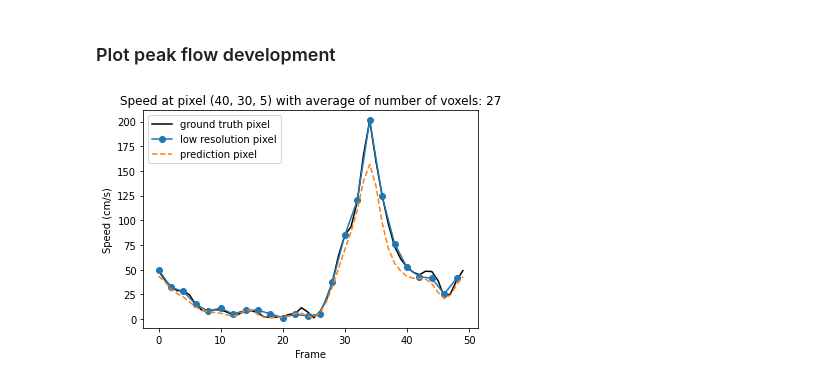
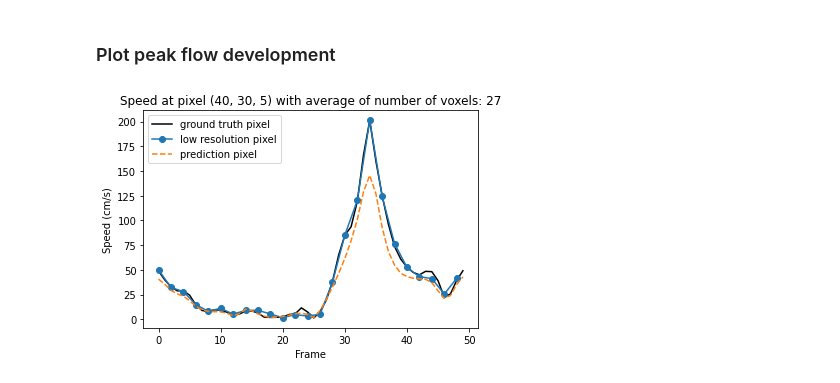
Before and after one commit to PiaaCaa/4DFlowNet, a Jupyter notebook: src/evaluate_plots.ipynb, the cells around one changed output. Cells and saved outputs as stored; diff of their text form; code cells hidden in the pictures.

```diff
--- a/src/evaluate_plots.ipynb
+++ b/src/evaluate_plots.ipynb
@@ -28,7 +28,7 @@ plt.rcParams['figure.figsize'] = [20, 15]
 # data_model= '4'
 # step = 2
 
-model_name = '20230220-0908'
+model_name = '20230301-1654'
 set_name = 'Test'
 data_model= '4'
 step = 2
@@ -125,7 +145,7 @@ for vel in vel_colnames:
     error_absolut[f'{vel}_fluid'] = np.multiply(error_absolut[vel], gt["mask"])
 
 # mean speed of gt and prediction
-mean_speed_gt = calculate_mean_speed(gt["u_fluid"], gt["v_fluid"] , gt["w_fluid"], gt["mask"])
-mean_speed_pred = calculate_mean_speed(pred["u_fluid"], pred["v_fluid"] , pred["w_fluid"], gt["mask"])
-mean_speed_lin_interpolation = calculate_mean_speed(interpolate_linear["u_fluid"], interpolate_linear["v_fluid"] ,interpolate_linear["w_fluid"], gt["mask"])
-mean_speed_cubic_interpolation = calculate_mean_speed(interpolate_cubic["u_fluid"], interpolate_cubic["v_fluid"] , interpolate_cubic["w_fluid"], gt["mask"])
+gt['mean_speed'] = calculate_mean_speed(gt["u_fluid"], gt["v_fluid"] , gt["w_fluid"], gt["mask"])
+pred['mean_speed'] = calculate_mean_speed(pred["u_fluid"], pred["v_fluid"] , pred["w_fluid"], gt["mask"])
+interpolate_linear['mean_speed'] = calculate_mean_speed(interpolate_linear["u_fluid"], interpolate_linear["v_fluid"] ,interpolate_linear["w_fluid"], gt["mask"])
+interpolate_cubic['mean_speed'] = calculate_mean_speed(interpolate_cubic["u_fluid"], interpolate_cubic["v_fluid"] , interpolate_cubic["w_fluid"], gt["mask"])
@@ -256,7 +259,7 @@ interactive(children=(IntSlider(value=5, description='frame', max=49), IntSlider
 vel_colnames = ['u_fluid', 'v_fluid', 'w_fluid']
 
 @widgets.interact(frame=(0, gt["u"].shape[0]-1), x = (0, gt["u"].shape[1]-1), vel=vel_colnames, patch_size=(10, 30))
-def f(frame=5, x = 10, vel = "u", patch_size=30):
+def f(frame=5, x = 10, vel = "u", patch_size=20):
     N = 7
     mid_y = gt["u"].shape[2]//2
     mid_z = gt["u"].shape[3]//2
@@ -550,30 +606,25 @@ interactive(children=(IntSlider(value=57, description='x', max=61), IntSlider(va
 # %%
 #Params for plot
 patch_size = 1
-show_avg = True
+show_avg = False
 show_pixel = True
 
-#find pixel with highest flow
-speed_gt =   np.sqrt(gt["u"]**2 + gt["v"]**2 + gt["w"]**2)
-speed_lr =   np.sqrt(lr["u"]**2 + lr["v"]**2 + lr["w"]**2)
-speed_pred = np.sqrt(pred["u"]**2 + pred["v"]**2 + pred["w"]**2)
 
-
-idx_max = np.unravel_index(np.argmax(speed_gt), shape = speed_gt.shape)
-x = np.arange(speed_gt.shape[0])
+idx_max = np.unravel_index(np.argmax(gt['speed']), shape = gt['speed'].shape)
+x = np.arange(gt['speed'].shape[0])
 if show_pixel:
-    plt.plot(x, speed_gt[:, idx_max[1], idx_max[2], idx_max[3]]*100,  label = 'ground truth pixel', color = 'black')
-    plt.plot(x[::2], speed_lr[:, idx_max[1], idx_max[2], idx_max[3]]*100,'-o' ,label = 'low resolution pixel')
-    plt.plot(x, speed_pred[:, idx_max[1], idx_max[2], idx_max[3]]*100,'--', label = 'prediction pixel')
+    plt.plot(x, gt['speed'][:, idx_max[1], idx_max[2], idx_max[3]]*100,  label = 'ground truth pixel', color = 'black')
+    plt.plot(x[::2], lr['speed'][:, idx_max[1], idx_max[2], idx_max[3]]*100,'-o' ,label = 'low resolution pixel')
+    plt.plot(x, pred['speed'][:, idx_max[1], idx_max[2], idx_max[3]]*100,'--', label = 'prediction pixel')
 
 if show_avg:
-    plt.plot(x,         np.average(speed_gt  [:, idx_max[1]-patch_size:idx_max[1]+patch_size+1, idx_max[2]-patch_size:idx_max[2]+patch_size+1, idx_max[3]-patch_size:idx_max[3]+patch_size+1], axis = (1, 2, 3))*100,  label = 'ground truth avg', color = 'black')
-    plt.plot(x[::2],    np.average(speed_lr  [:, idx_max[1]-patch_size:idx_max[1]+patch_size+1, idx_max[2]-patch_size:idx_max[2]+patch_size+1, idx_max[3]-patch_size:idx_max[3]+patch_size+1], axis = (1, 2, 3))*100,'-o' ,label = 'low resolution avg')
-    plt.plot(x,         np.average(speed_pred[:, idx_max[1]-patch_size:idx_max[1]+patch_size+1, idx_max[2]-patch_size:idx_max[2]+patch_size+1, idx_max[3]-patch_size:idx_max[3]+patch_size+1], axis = (1, 2, 3))*100,'--', label = 'prediction avg')
+    plt.plot(x,         np.average(gt['speed']  [:, idx_max[1]-patch_size:idx_max[1]+patch_size+1, idx_max[2]-patch_size:idx_max[2]+patch_size+1, idx_max[3]-patch_size:idx_max[3]+patch_size+1], axis = (1, 2, 3))*100,  label = 'ground truth avg', color = 'black')
+    plt.plot(x[::2],    np.average(lr['speed']  [:, idx_max[1]-patch_size:idx_max[1]+patch_size+1, idx_max[2]-patch_size:idx_max[2]+patch_size+1, idx_max[3]-patch_size:idx_max[3]+patch_size+1], axis = (1, 2, 3))*100,'-o' ,label = 'low resolution avg')
+    plt.plot(x,         np.average(pred['speed'][:, idx_max[1]-patch_size:idx_max[1]+patch_size+1, idx_max[2]-patch_size:idx_max[2]+patch_size+1, idx_max[3]-patch_size:idx_max[3]+patch_size+1], axis = (1, 2, 3))*100,'--', label = 'prediction avg')
 plt.title(f"Speed at pixel {idx_max[1::]} with average of number of voxels: {(2*patch_size+1)**3}")
 plt.ylabel('Speed (cm/s)')
 plt.xlabel('Frame')
 plt.legend()
 plt.show()
 # %% [output]
-[figure, old version]
+[figure, new version]
```
Also changed, not shown: parts of 19 cells of this notebook, 12 other files.
